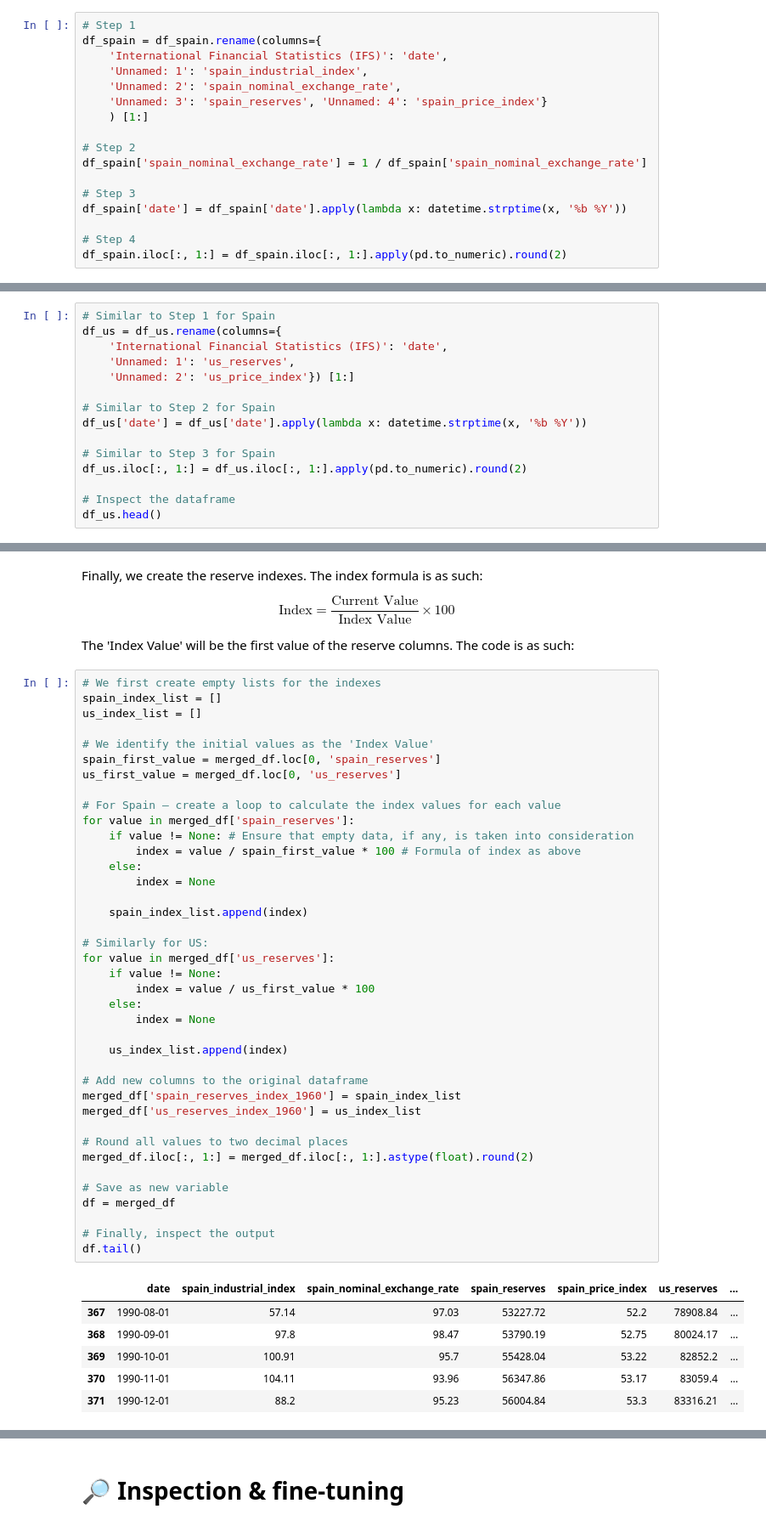
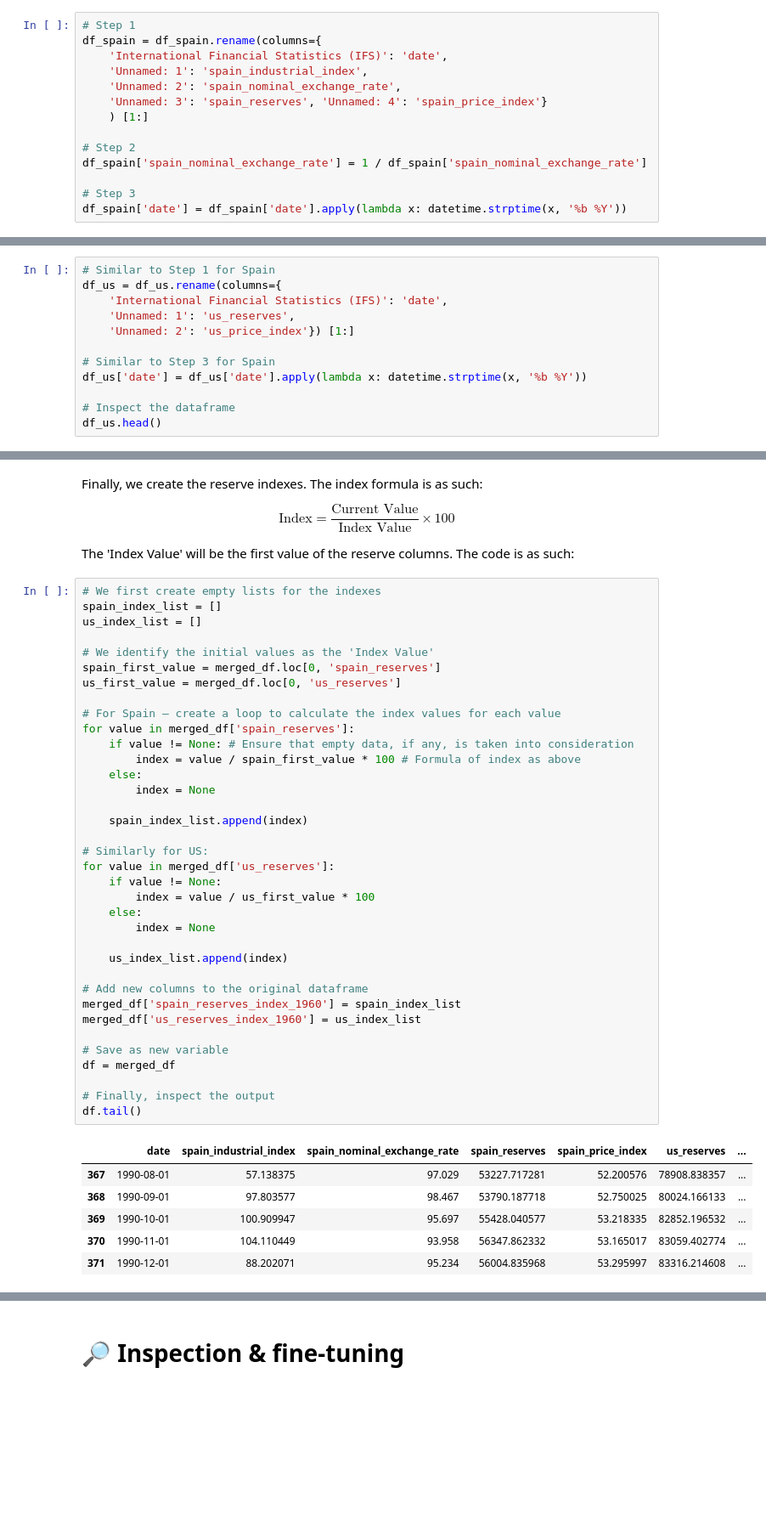
Before and after one commit to ruikai30/ec1b1_group_10, a Jupyter notebook: notebook.ipynb, the cells around one changed output, grey strips where cells are left out. Shown at 85% size. Saved outputs shown, nothing was run; the diff lists cells and outputs as text; blank space fills up the shorter version.

```diff
--- a/notebook.ipynb
+++ b/notebook.ipynb
@@ -80,9 +80,6 @@ df_spain['spain_nominal_exchange_rate'] = 1 / df_spain['spain_nominal_exchange_r
 
 # Step 3
 df_spain['date'] = df_spain['date'].apply(lambda x: datetime.strptime(x, '%b %Y'))
-
-# Step 4
-df_spain.iloc[:, 1:] = df_spain.iloc[:, 1:].apply(pd.to_numeric).round(2)
 # %% [markdown]
 <u>Explanation of steps:</u>
 - **Step 1:** We rename the columns to more appropriate names, as well as removing the first row (which is irrelevant) using `[1:]`
@@ -113,11 +109,8 @@ df_us = df_us.rename(columns={
     'Unnamed: 1': 'us_reserves',
     'Unnamed: 2': 'us_price_index'}) [1:]
 
-# Similar to Step 2 for Spain
+# Similar to Step 3 for Spain
 df_us['date'] = df_us['date'].apply(lambda x: datetime.strptime(x, '%b %Y'))
-
-# Similar to Step 3 for Spain
-df_us.iloc[:, 1:] = df_us.iloc[:, 1:].apply(pd.to_numeric).round(2)
 
 # Inspect the dataframe
 df_us.head()
@@ -217,41 +210,38 @@ us_first_value = merged_df.loc[0, 'us_reserves']
 
 # For Spain – create a loop to calculate the index values for each value
 for value in merged_df['spain_reserves']:
     if value != None: # Ensure that empty data, if any, is taken into consideration
         index = value / spain_first_value * 100 # Formula of index as above
     else:
         index = None
 
     spain_index_list.append(index)
 
 # Similarly for US:
 for value in merged_df['us_reserves']:
     if value != None:
         index = value / us_first_value * 100
     else:
         index = None
 
     us_index_list.append(index)
 
 # Add new columns to the original dataframe
 merged_df['spain_reserves_index_1960'] = spain_index_list
 merged_df['us_reserves_index_1960'] = us_index_list
 
-# Round all values to two decimal places
-merged_df.iloc[:, 1:] = merged_df.iloc[:, 1:].astype(float).round(2)
-
 # Save as new variable
 df = merged_df
 
 # Finally, inspect the output
 df.tail()
 # %% [output]
 |  | date | spain_industrial_index | spain_nominal_exchange_rate | spain_reserves | spain_price_index | us_reserves | ... |
-| 367 | 1990-08-01 | 57.14 | 97.03 | 53227.72 | 52.2 | 78908.84 | ... |
-| 368 | 1990-09-01 | 97.8 | 98.47 | 53790.19 | 52.75 | 80024.17 | ... |
-| 369 | 1990-10-01 | 100.91 | 95.7 | 55428.04 | 53.22 | 82852.2 | ... |
-| 370 | 1990-11-01 | 104.11 | 93.96 | 56347.86 | 53.17 | 83059.4 | ... |
-| 371 | 1990-12-01 | 88.2 | 95.23 | 56004.84 | 53.3 | 83316.21 | ... |
+| 367 | 1990-08-01 | 57.138375 | 97.029 | 53227.717281 | 52.200576 | 78908.838357 | ... |
+| 368 | 1990-09-01 | 97.803577 | 98.467 | 53790.187718 | 52.750025 | 80024.166133 | ... |
+| 369 | 1990-10-01 | 100.909947 | 95.697 | 55428.040577 | 53.218335 | 82852.196532 | ... |
+| 370 | 1990-11-01 | 104.110449 | 93.958 | 56347.862332 | 53.165017 | 83059.402774 | ... |
+| 371 | 1990-12-01 | 88.202071 | 95.234 | 56004.835968 | 53.295997 | 83316.214608 | ... |
 5 rows × 22 columns
 # %% [markdown]
 # 🔎 **Inspection & fine-tuning**
```
Also changed, not shown: parts of 22 cells of this notebook.
